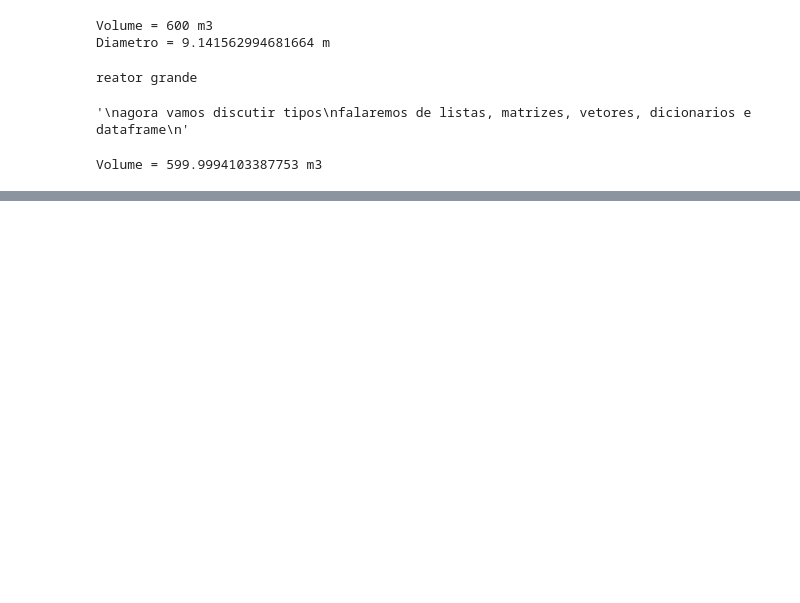
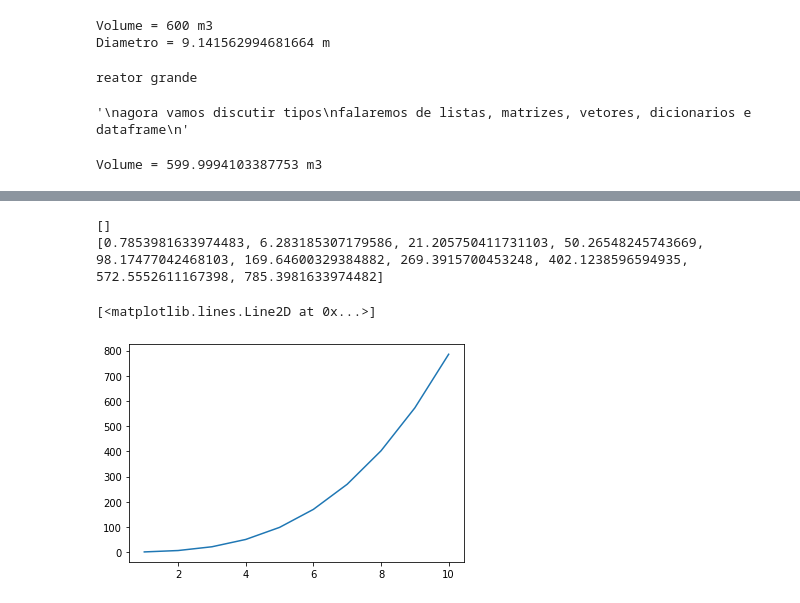
Before and after one commit to ucfilho/ANN_2021_01, a Jupyter notebook: Programacao_basica/programacao_basica_002.ipynb, the cells around one changed output, grey strips where cells are left out. Cells and saved outputs as stored; diff of their text form; code cells hidden in the pictures; blank space fills up the shorter version.

```diff
--- a/Programacao_basica/programacao_basica_002.ipynb
+++ b/Programacao_basica/programacao_basica_002.ipynb
@@ -36,3 +38,10 @@ Vol = pi*D**3/4
 print('Volume =', Vol, 'm3')
 # %% [output]
 Volume = 599.9994103387753 m3
+# %%
+Diametro = [1.0,2.0,3.0,4.0,5.0,6.0,7.0,8.0,9.0,10.0]
+Num = 10
+for i in range(Num):
+  D = Diametro[i]
+  Vol = pi*D**3/4
+  print('Volume =', Vol, 'm3')
@@ -39 +59,19 @@ Volume = 599.9994103387753 m3
+# %%
+Diametro = [1.0,2.0,3.0,4.0,5.0,6.0,7.0,8.0,9.0,10.0]
+Volume = []
+print(Volume)
+Num = 10
+for i in range(Num):
+  D = Diametro[i]
+  Vol = pi*D**3/4
+  Volume.append(Vol)
+print(Volume)
+# %% [output]
+[]
+[0.7853981633974483, 6.283185307179586, 21.205750411731103, 50.26548245743669, 98.17477042468103, 169.64600329384882, 269.3915700453248, 402.1238596594935, 572.5552611167398, 785.3981633974482]
+# %%
+plt.plot(Diametro,Volume)
+# %% [output]
+[<matplotlib.lines.Line2D at 0x...>]
+[figure, added]
 # %%
```
Also changed, not shown: parts of 8 cells of this notebook.
